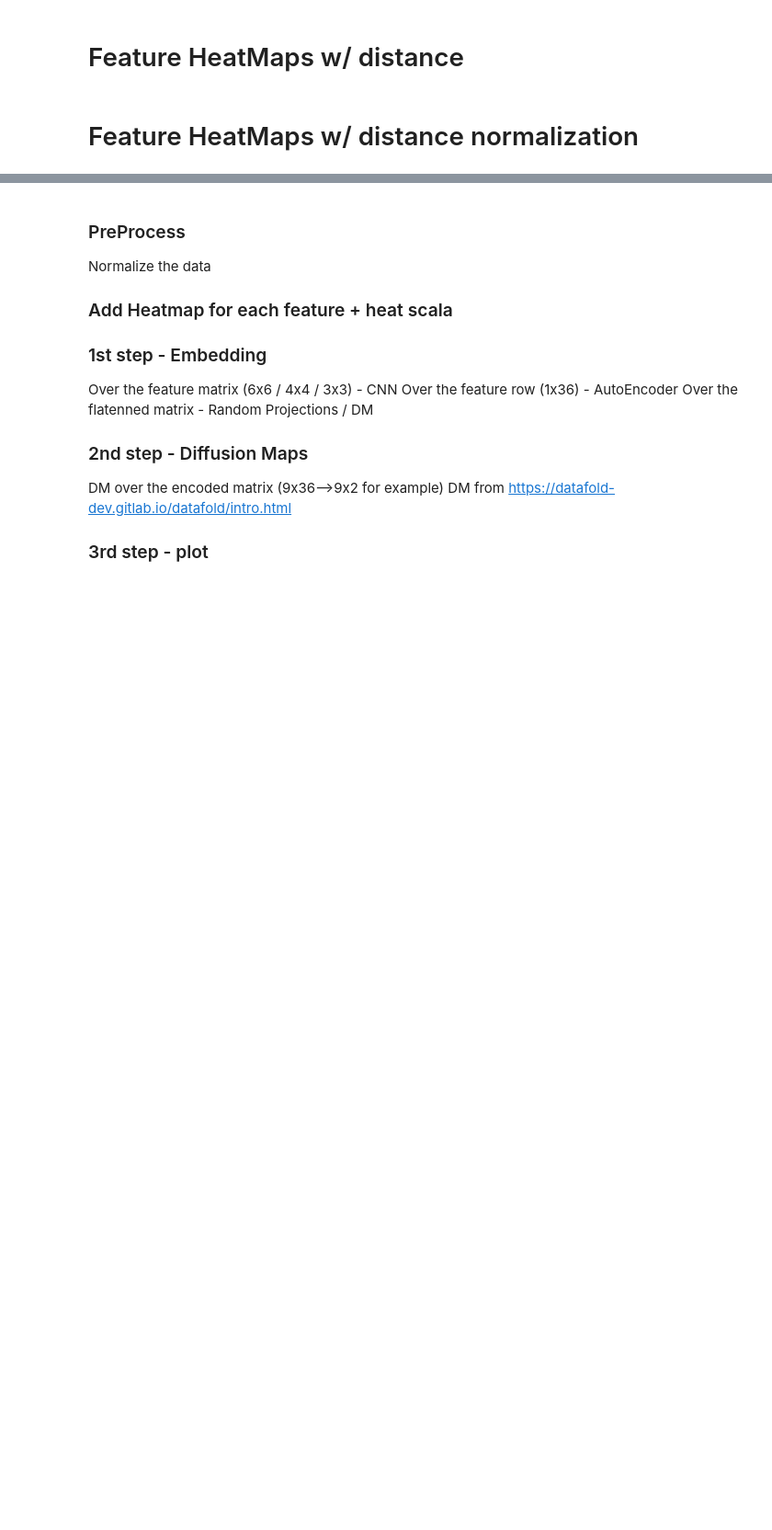
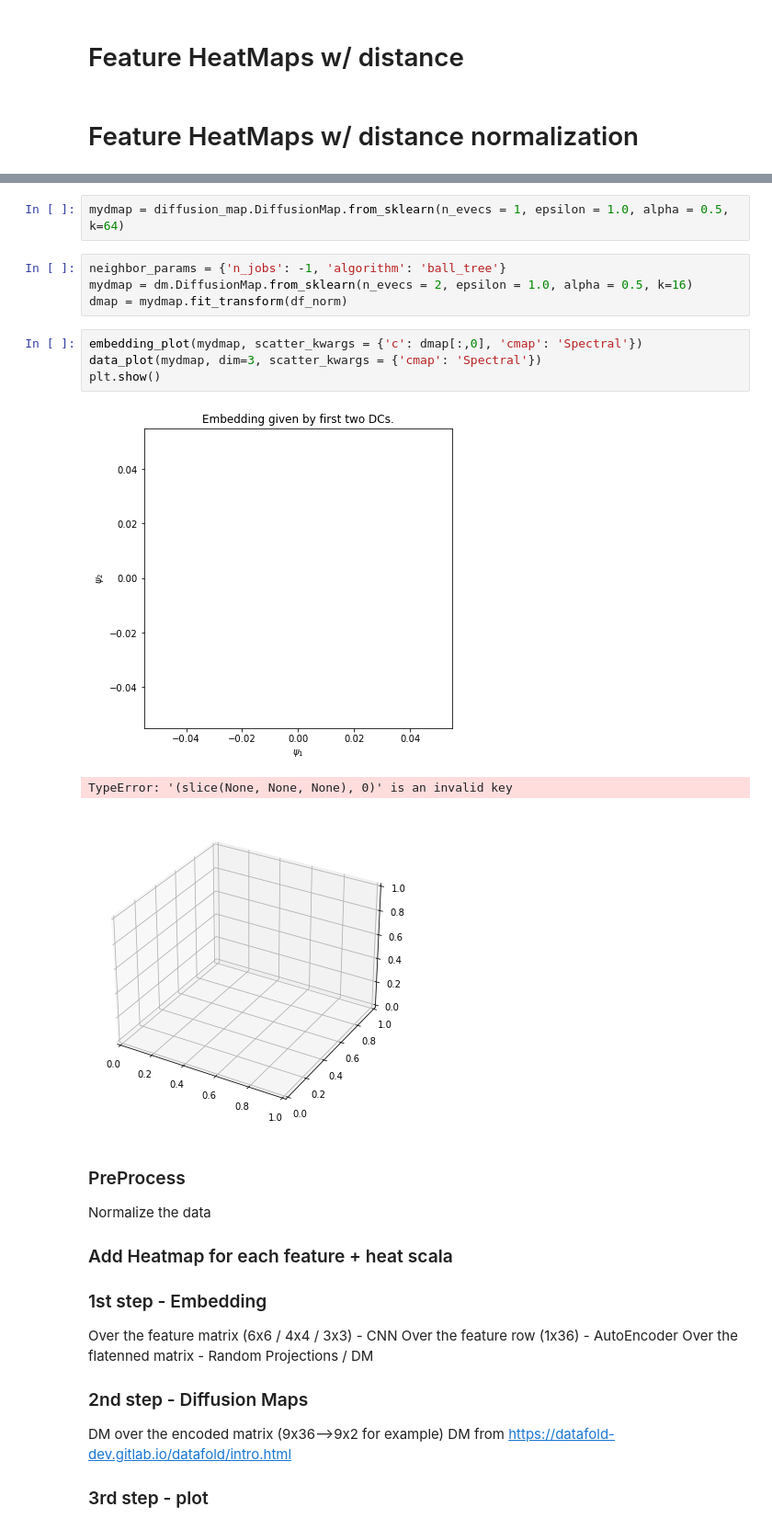
Before and after one commit to Omer-Hedvat/Thesis-TauTransformer, a Jupyter notebook: Omer's notebook.ipynb, the cells around one changed output, grey strips where cells are left out. Shown: that part at 92% size. Cells and saved outputs as stored; diff of their text form; blank space fills up the shorter version.

Commit message:
start working w. diffusion maps

```diff
--- a/Omer's notebook.ipynb
+++ b/Omer's notebook.ipynb
@@ -213,3 +219,17 @@ export_heatmaps(df_norm, features, 'bhattacharyya_dist', 'hellinger_dist', False
+# %%
+mydmap = diffusion_map.DiffusionMap.from_sklearn(n_evecs = 1, epsilon = 1.0, alpha = 0.5, k=64)
+# %%
+neighbor_params = {'n_jobs': -1, 'algorithm': 'ball_tree'}
+mydmap = dm.DiffusionMap.from_sklearn(n_evecs = 2, epsilon = 1.0, alpha = 0.5, k=16)
+dmap = mydmap.fit_transform(df_norm)
+# %%
+embedding_plot(mydmap, scatter_kwargs = {'c': dmap[:,0], 'cmap': 'Spectral'})
+data_plot(mydmap, dim=3, scatter_kwargs = {'cmap': 'Spectral'})
+plt.show()
+# %% [output]
+[figure, added]
+TypeError: '(slice(None, None, None), 0)' is an invalid key
+[figure, added]
 # %% [markdown]
 ### PreProcess
 Normalize the data
```
Also changed, not shown: parts of 11 cells of this notebook, 1 other file.
